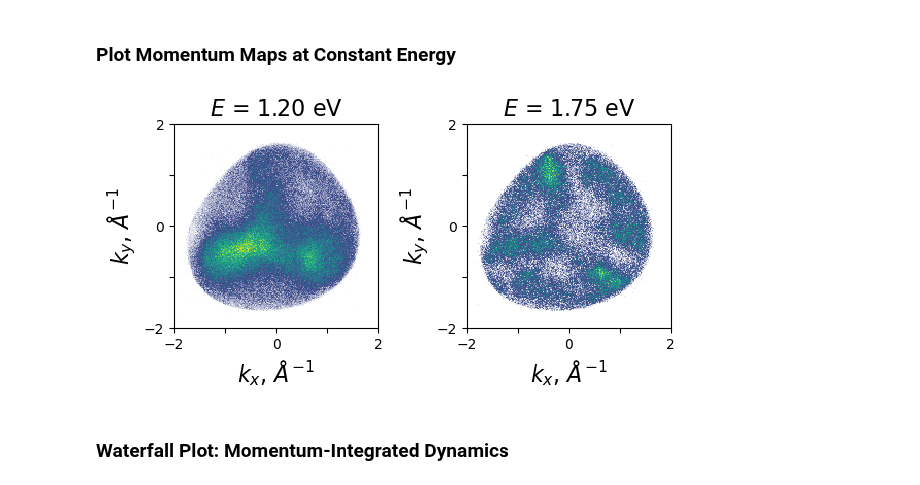
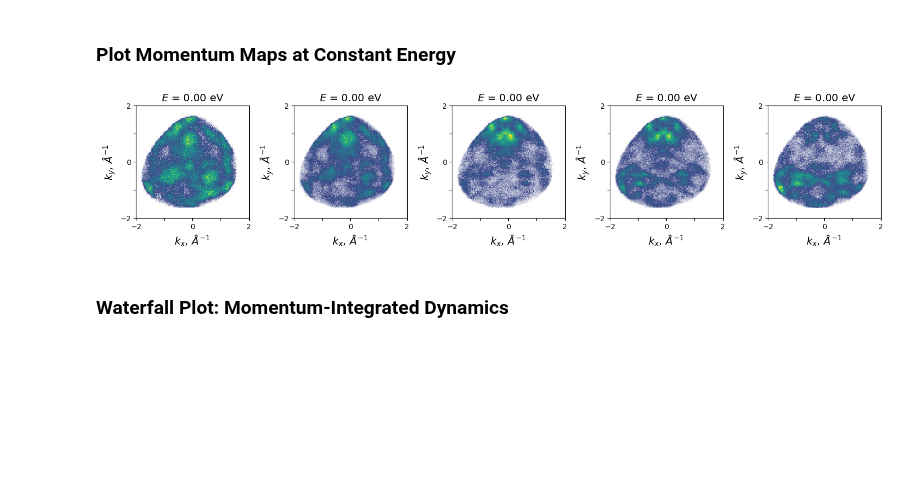
Before and after one commit to lawsonlloyd/mpes-analysis, a Jupyter notebook: mpes_Plot_Analysis.ipynb, the cells around one changed output. Drawn from its saved outputs; the diff is of its cells as text; code cells hidden in the pictures; blank space fills up the shorter version.

```diff
--- a/mpes_Plot_Analysis.ipynb
+++ b/mpes_Plot_Analysis.ipynb
@@ -182,22 +184,23 @@ fig.tight_layout()
 # %% [markdown]
 ### Plot Momentum Maps at Constant Energy
 # %%
+%matplotlib inline
 cmap_plot = cmap_LTL
 
-E, E_int = [1.2, 1.75], .3
+E, E_int = [0], .1
 #delays, delay_int = 500, 1000
 
 fig, ax, im = mpes.plot_momentum_maps(
-    I_res, E=E, E_int=E_int, delays=500, delay_int=1000,
+    I_res, E=E, E_int=E_int, delays=[0, 15, 30, 45, 60], delay_int=10,
     cmap=cmap_LTL, scale=[0, 1],
-    fontsize=16, figsize=(6, 3), colorbar=False, panel_labels = False
+    fontsize=14, figsize=(15, 6), colorbar=False, panel_labels = False
 )
 
 #mpes.overlay_bz('rectangular', 3.508, 4.763, ax[0], 'black', rotation_deg = 0, repeat = 0)
 #mpes.overlay_bz('hexagonal', 5.8, 5.8, ax[0], 'black', repeat = 2, rotation_deg = 90)
 #mpes.save_figure(fig, name = f'scan186', image_format = 'svg')
 # %% [output]
-[figure, old version]
+[figure, new version]
 # %% [markdown]
 ### Waterfall Plot: Momentum-Integrated Dynamics
 # %%
```
Also changed, not shown: parts of 3 cells of this notebook, 2 other files.
